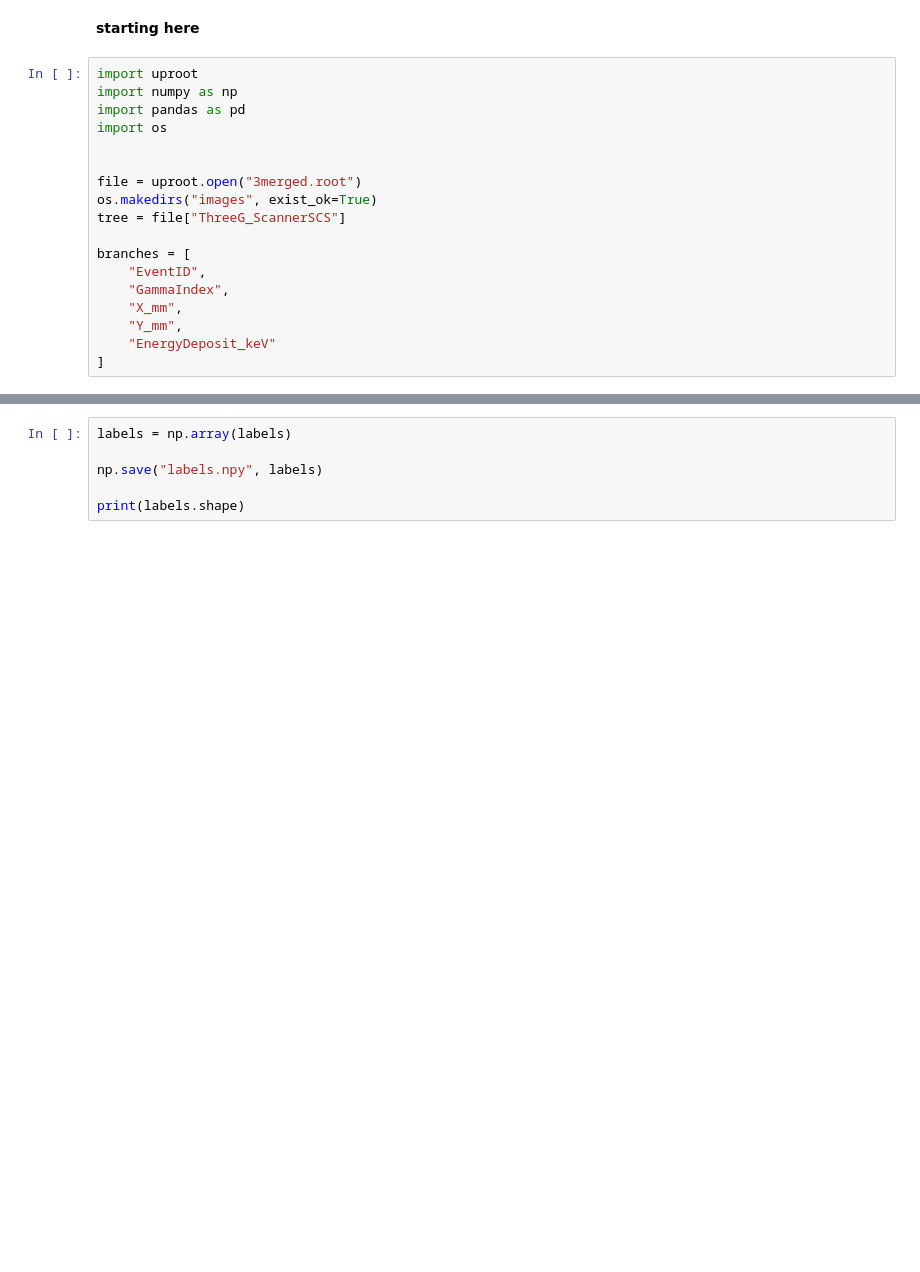
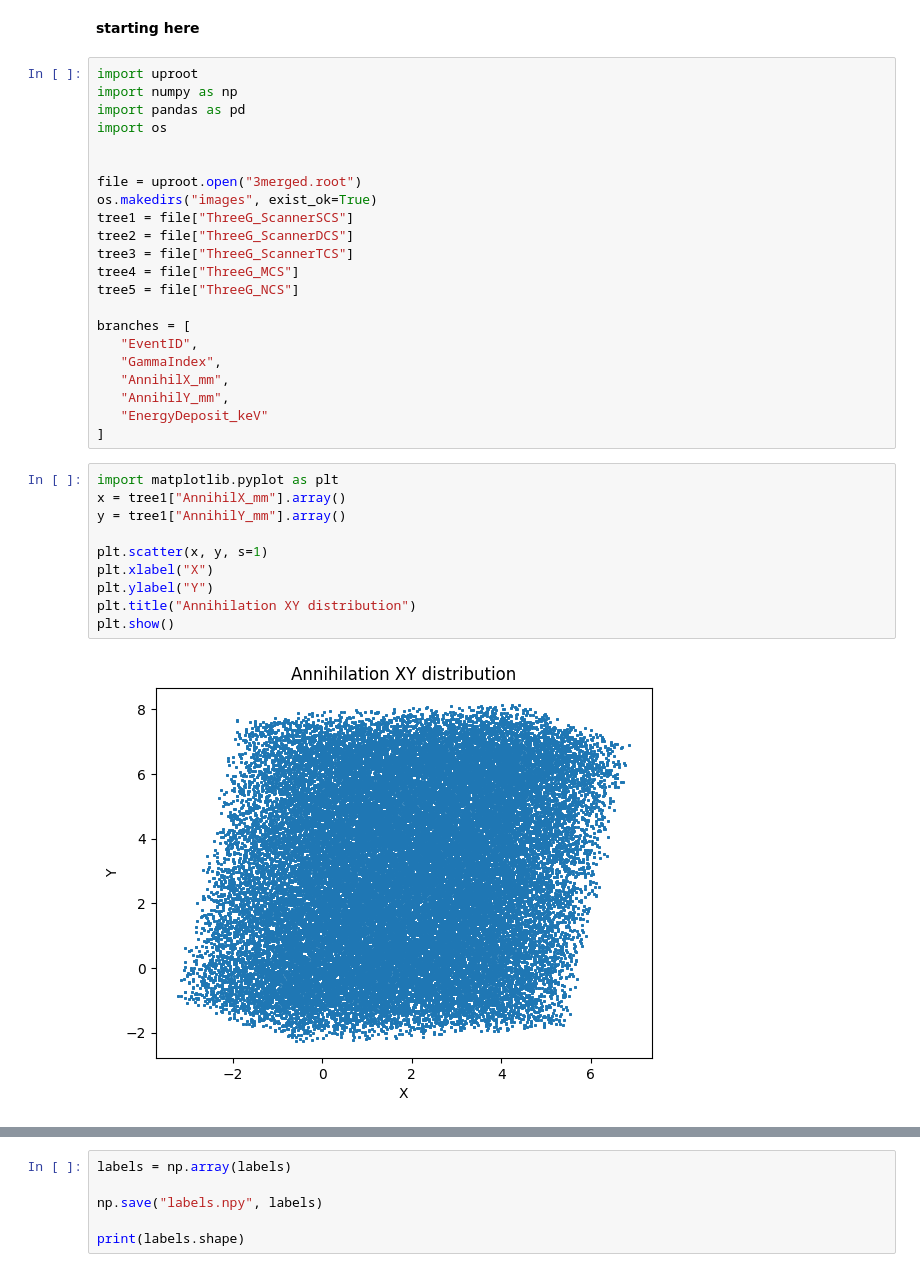
Before and after one commit to mw2304/SummerProject2026, a Jupyter notebook: Classification.ipynb, the cells around one changed output, grey strips where cells are left out. Cells and saved outputs as stored; diff of their text form; blank space fills up the shorter version.

```diff
--- a/Classification.ipynb
+++ b/Classification.ipynb
@@ -46,12 +46,28 @@ import os
 
 file = uproot.open("3merged.root")
 os.makedirs("images", exist_ok=True)
-tree = file["ThreeG_ScannerSCS"]
+tree1 = file["ThreeG_ScannerSCS"]
+tree2 = file["ThreeG_ScannerDCS"]
+tree3 = file["ThreeG_ScannerTCS"]
+tree4 = file["ThreeG_MCS"]
+tree5 = file["ThreeG_NCS"]
 
 branches = [
-    "EventID",
-    "GammaIndex",
-    "X_mm",
-    "Y_mm",
-    "EnergyDeposit_keV"
+   "EventID",
+   "GammaIndex",
+   "AnnihilX_mm",
+   "AnnihilY_mm",
+   "EnergyDeposit_keV"
 ]
+# %%
+import matplotlib.pyplot as plt
+x = tree1["AnnihilX_mm"].array()
+y = tree1["AnnihilY_mm"].array()
+
+plt.scatter(x, y, s=1)
+plt.xlabel("X")
+plt.ylabel("Y")
+plt.title("Annihilation XY distribution")
+plt.show()
+# %% [output]
+[figure, added]
```
Also changed, not shown: parts of 6 cells of this notebook.
